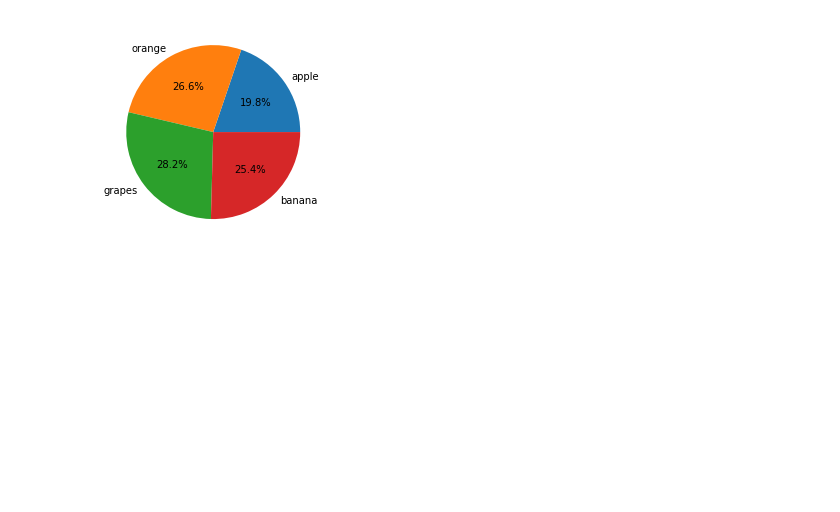
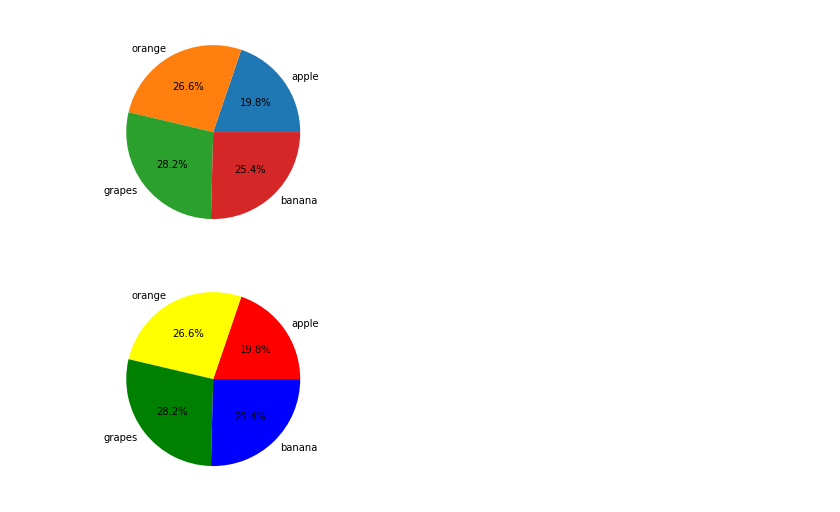
Before and after one commit to yashp241195/basicmljupyter, a Jupyter notebook: basics.ipynb, the cells around one changed output. Cells and saved outputs as stored; diff of their text form; code cells hidden in the pictures; blank space fills up the shorter version.

```diff
--- a/basics.ipynb
+++ b/basics.ipynb
@@ -440,3 +440,8 @@ plt.pie(quantity,labels=fruit,autopct='%0.1f%%')
 plt.show()
 # %% [output]
 [figure]
+# %%
+plt.pie(quantity,labels=fruit,autopct='%0.1f%%',colors=['red','yellow','green','blue'])
+plt.show()
+# %% [output]
+[figure, added]
```
Also changed, not shown: parts of 1 cell of this notebook.
